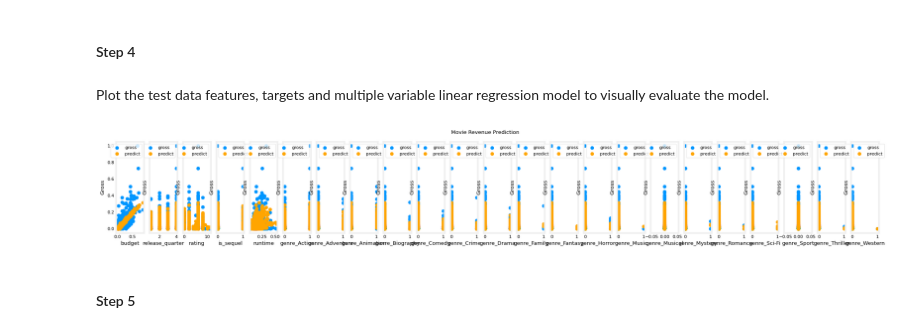
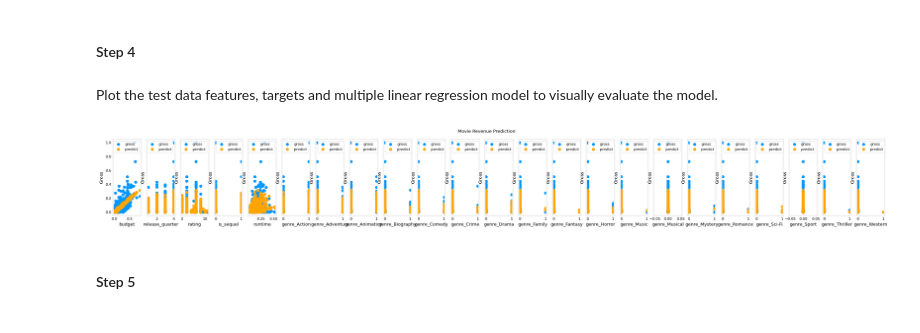
Before and after one commit to TempeHS/2025SE-Jaiden.W-Task2, a Jupyter notebook: Model_Testing_and_Validation/model_evaluation.ipynb, the cells around one changed output. Drawn from its saved outputs; the diff is of its cells as text; code cells hidden in the pictures.

```diff
--- a/Model_Testing_and_Validation/model_evaluation.ipynb
+++ b/Model_Testing_and_Validation/model_evaluation.ipynb
@@ -40,22 +40,22 @@ my_test = np.array(testing_data['gross'])
 # %% [markdown]
 #### Step 4
 # %% [markdown]
-Plot the test data features, targets and multiple variable linear regression model to visually evaluate the model.
+Plot the test data features, targets and multiple  linear regression model to visually evaluate the model.
 # %%
 my_pred = model_A.predict(mx_test)
 my_pred = np.maximum(my_pred, 0)
 
 # plot predictions and targets vs original features
-fig,ax=plt.subplots(1,len(mx_col),figsize=(25,3),sharey=True)
+fig,ax=plt.subplots(1,len(mx_col),figsize=(30,3),sharey=True)
 for i in range(len(ax)):
     ax[i].scatter(mx_test[:,i],my_test, label = 'gross')
     ax[i].set_xlabel(mx_col[i])
     ax[i].scatter(mx_test[:,i],my_pred,color="orange", label = 'predict')
     ax[i].set_ylabel("Gross"); ax[i].legend();
 fig.suptitle("Movie Revenue Prediction")
 plt.show()
 # %% [output]
-[figure, old version]
+[figure, new version]
 # %% [markdown]
 #### Step 5
 # %% [markdown]
```
Also changed, not shown: 7 other files.
